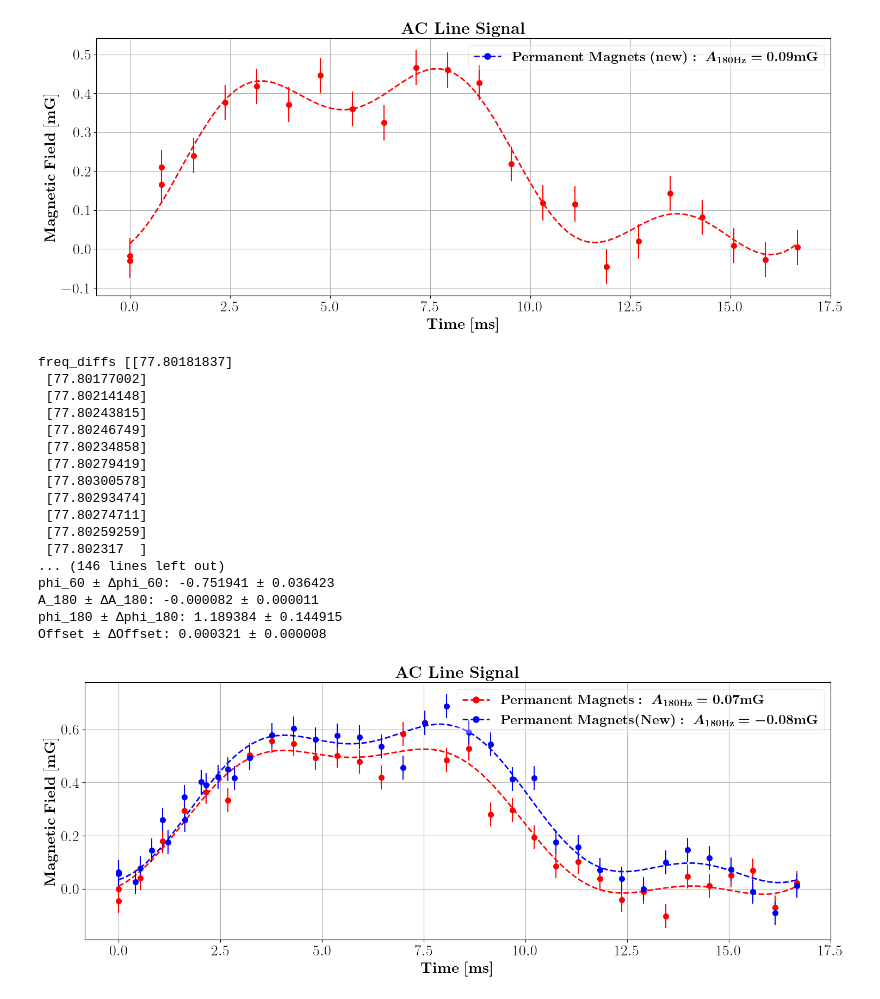
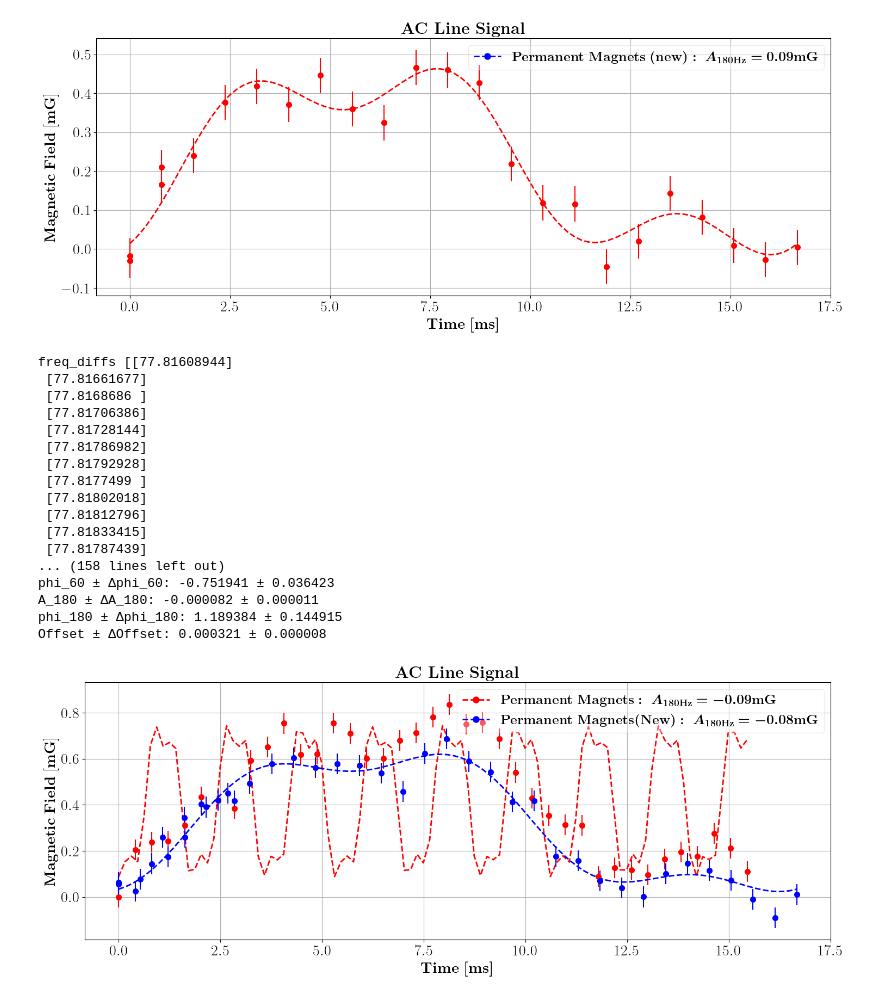
Before and after one commit to GauravTathed/PhD_python_scripts, a Jupyter notebook: LineSignal_charaterization/LineSignal_charaterization.ipynb, the cells around one changed output. Saved outputs shown, nothing was run; the diff lists cells and outputs as text; code cells hidden in the pictures.

```diff
--- a/LineSignal_charaterization/LineSignal_charaterization.ipynb
+++ b/LineSignal_charaterization/LineSignal_charaterization.ipynb
@@ -578,7 +578,7 @@ data_dir_new = 'Z:\Lab Data\D52_Calibration_Ba137\RFSoC_LineSignal_sweep_SelfRef
 
 # Regular expression to match the file naming pattern
 file_pattern_new = re.compile(r"ramsey_reference_transitions_LTWait(\d+\.\d+)us_Shots250_RamseyWait50us_20251206_.*")
-file_pattern = re.compile(r"ramsey_reference_transitions_LTWait(\d+\.\d+)us_Shots250_RamseyWait50us_20251121_.*")
+file_pattern = re.compile(r"ramsey_reference_transitions_LTWait(\d+\.\d+)us_Shots250_RamseyWait50us_20251212_.*")
 # file_pattern = re.compile(r"ramsey_reference_transitions_LTWait(\d+\.\d+)us_Shots250_RamseyWait50us_202505(14|13)_.*")
 
 def signal_model(t, A1 = 0.0003423806060810839, phi1 = 1.2893867862091697, A2 = 0.0005574657128318643, phi2 = -1.2192683736729186,offset = 0.00014702831939132153):
@@ -704,46 +704,46 @@ combo_handle_PM = mlines.Line2D([], [], color='red',
                              markersize=8, linewidth=2,
                              label=fr"\boldmath$\mathbf{{Permanent\ Magnets}}:\ A_{{180\mathbf{{Hz}}}} = {np.round(A2_fit_pm*1000, 2)} \mathbf{{mG}}$")
 combo_handle_PM_new = mlines.Line2D([], [], color='blue',
                              marker='o', linestyle='--',
                              markersize=8, linewidth=2,
                              label=fr"\boldmath$\mathbf{{Permanent\ Magnets (New)}}:\ A_{{180\mathbf{{Hz}}}} = {np.round(A2_fit_pm_new*1000, 2)} \mathbf{{mG}}$")
 
 
 # legend_xy = (0.70, 0.15)        # 0–1 axes-fraction coords — tweak at will
 leg = plt.legend(handles=[combo_handle_PM,combo_handle_PM_new],
                 # bbox_to_anchor=legend_xy,
                 loc='upper right',
                 framealpha=0.35,   # slightly transparent background
                 fontsize=18)
 
 for txt in leg.get_texts():
     txt.set_fontweight('bold')
 # plt.legend()
 plt.xlabel(r"\boldmath$\mathbf{Time\ [ms]}$")
 plt.ylabel(r"$\mathbf{Magnetic\ Field\ [mG]}$")
 plt.title(r"\textbf{AC Line Signal}")
 plt.grid()
 plt.tight_layout()
 plt.savefig('line_signal_EM_vs_PM.png')
 plt.show()
 # %% [output]
-freq_diffs [[77.80181837]
- [77.80177002]
- [77.80214148]
- [77.80243815]
- [77.80246749]
- [77.80234858]
- [77.80279419]
- [77.80300578]
- [77.80293474]
- [77.80274711]
- [77.80259259]
- [77.802317  ]
-... (146 lines left out)
+freq_diffs [[77.81608944]
+ [77.81661677]
+ [77.8168686 ]
+ [77.81706386]
+ [77.81728144]
+ [77.81786982]
+ [77.81792928]
+ [77.8177499 ]
+ [77.81802018]
+ [77.81812796]
+ [77.81833415]
+ [77.81787439]
+... (158 lines left out)
 phi_60 ± Δphi_60: -0.751941 ± 0.036423
 A_180 ± ΔA_180: -0.000082 ± 0.000011
 phi_180 ± Δphi_180: 1.189384 ± 0.144915
 Offset ± ΔOffset: 0.000321 ± 0.000008
-[figure, old version]
+[figure, new version]
 # %%
 %matplotlib widget
```
Also changed, not shown: 5 other files.
